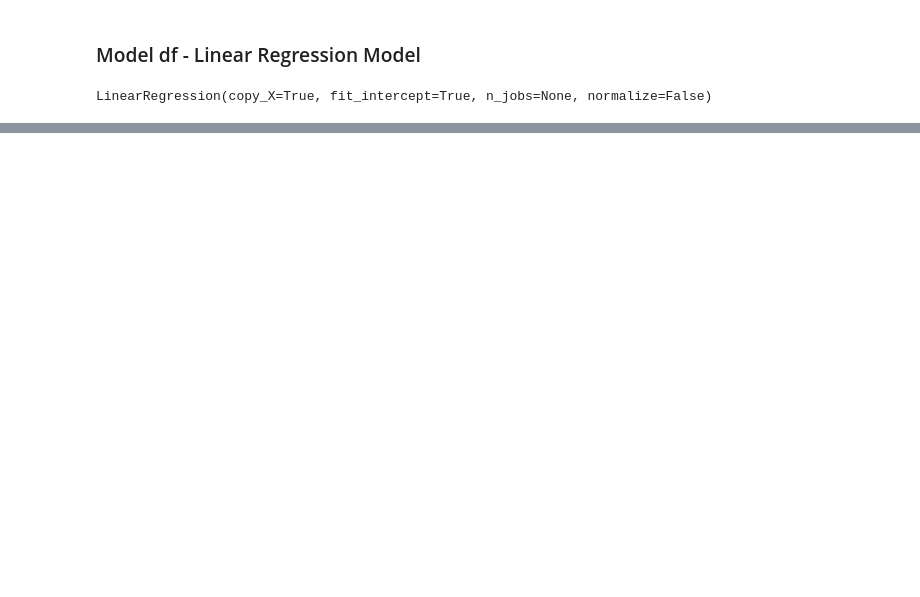
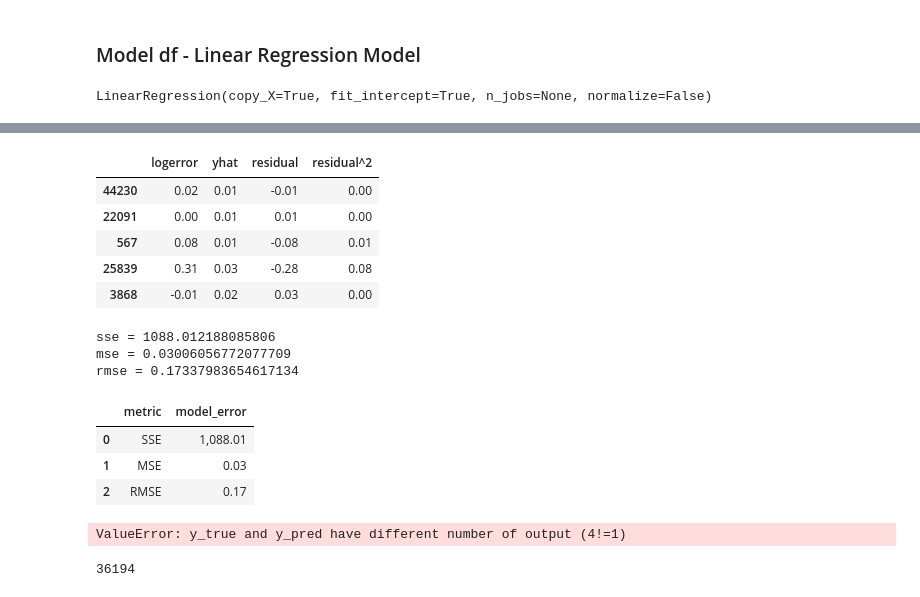
Before and after one commit to FJ-Zillow-Org/Zillow, a Jupyter notebook: faiths_zillow.ipynb, the cells around one changed output, grey strips where cells are left out. Saved outputs shown, nothing was run; the diff lists cells and outputs as text; code cells hidden in the pictures; blank space fills up the shorter version.

Commit message:
Commit some eval metrics for LR model

```diff
--- a/faiths_zillow.ipynb
+++ b/faiths_zillow.ipynb
@@ -402,7 +405,7 @@ LinearRegression(copy_X=True, fit_intercept=True, n_jobs=None, normalize=False)
 
 model = lm1.fit(x_df_nums_train, y_df_nums_train)
 # %%
-# in-sample prediction values
+# create yhat variable, numpy array, in-sample prediction values
 
-y_pred_lm1 = model.predict(x_df_nums_train)
+yhat = model.predict(x_df_nums_train)
 # %%
@@ -411,0 +417,2 @@ actual = y_df_nums_train
+# %%
+actual['yhat']=yhat
@@ -411,0 +433,55 @@ actual = y_df_nums_train
+# %%
+actual["residual"] = actual["yhat"] - actual["logerror"]
+# %%
+actual["residual^2"] = actual["residual"] ** 2
+# %%
+actual.head()
+# %% [output]
+|  | logerror | yhat | residual | residual^2 |
+| 44230 | 0.02 | 0.01 | -0.01 | 0.00 |
+| 22091 | 0.00 | 0.01 | 0.01 | 0.00 |
+| 567 | 0.08 | 0.01 | -0.08 | 0.01 |
+| 25839 | 0.31 | 0.03 | -0.28 | 0.08 |
+| 3868 | -0.01 | 0.02 | 0.03 | 0.00 |
+# %%
+sse = sum(actual["residual^2"])
+print(f"sse = {sse}")
+mse = sse / len(actual)
+print(f"mse = {mse}")
+rmse = sqrt(mse)
+print(f"rmse = {rmse}")
+# %% [output]
+sse = 1088.012188085806
+mse = 0.03006056772077709
+rmse = 0.17337983654617134
+# %%
+df_eval = pd.DataFrame(np.array(["SSE", "MSE", "RMSE"]), columns=["metric"])
+df_eval["model_error"] = np.array([sse, mse, rmse])
+df_eval
+# %% [output]
+|  | metric | model_error |
+| 0 | SSE | 1,088.01 |
+| 1 | MSE | 0.03 |
+| 2 | RMSE | 0.17 |
+# %%
+from math import sqrt
+from sklearn.metrics import mean_squared_error
+
+mse = mean_squared_error(, yhat)
+rmse = sqrt(mse)
+
+plt.figure(figsize=(14, 8))
+plt.scatter(x_df_nums_train, y_df_nums_train, label="Actual Value", alpha=.6)
+plt.scatter(x_df_nums_train, yhat, label="Prediction", alpha=.6)
+plt.xlabel("Waiting")
+plt.xlabel("Eruptions")
+plt.title("Actual vs Predicted Eruptions")
+plt.legend()
+plt.yticks(range(0,7))
+plt.text(50, 5, f"rmse: {rmse:.4f}", size=16)
+# %% [output]
+ValueError: y_true and y_pred have different number of output (4!=1)
+# %%
+len(yhat)
+# %% [output]
+36194
```
Also changed, not shown: parts of 20 cells of this notebook.
